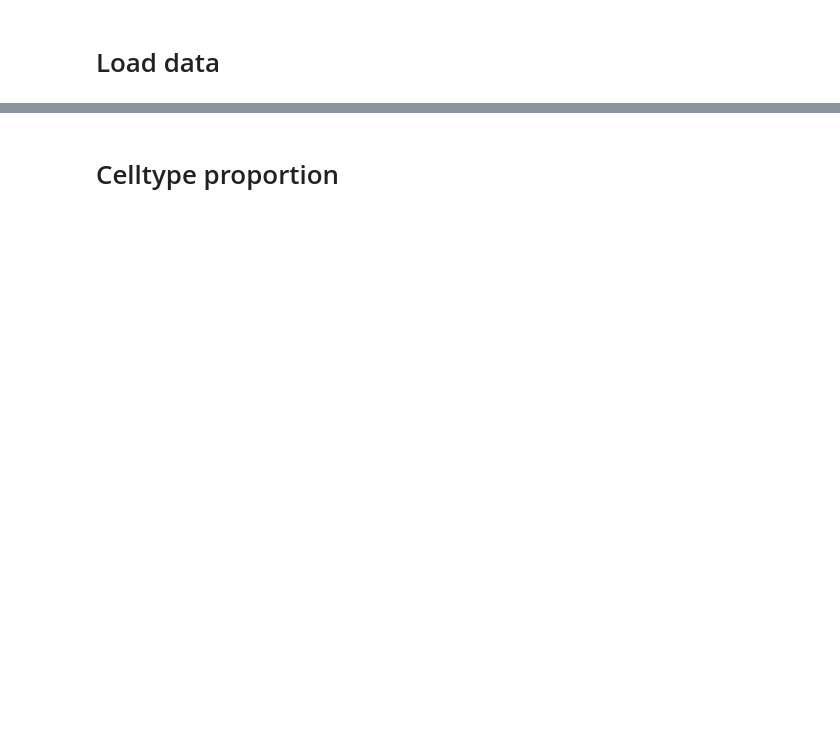
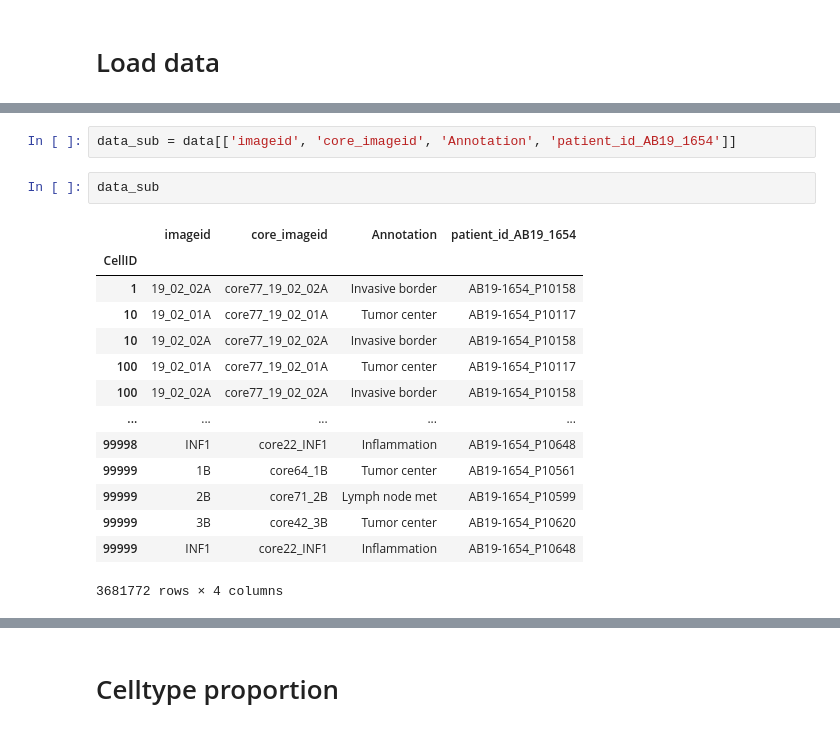
Before and after one commit to farkkilab/Auria_project, a Jupyter notebook: Codes/t-CycIF/Spatial_plots.ipynb, the cells around one changed output, grey strips where cells are left out. Cells and saved outputs as stored; diff of their text form; blank space fills up the shorter version.

```diff
--- a/Codes/t-CycIF/Spatial_plots.ipynb
+++ b/Codes/t-CycIF/Spatial_plots.ipynb
@@ -21,0 +39,19 @@ data = pd.read_csv('/Users/wenqchen/Desktop/Projects/Auria/Data/t-CycIF/Data_All
+# %%
+data_sub = data[['imageid', 'core_imageid', 'Annotation', 'patient_id_AB19_1654']]
+# %%
+data_sub
+# %% [output]
+|  | imageid | core_imageid | Annotation | patient_id_AB19_1654 |
+| CellID |  |  |  |  |
+| 1 | 19_02_02A | core77_19_02_02A | Invasive border | AB19-1654_P10158 |
+| 10 | 19_02_01A | core77_19_02_01A | Tumor center | AB19-1654_P10117 |
+| 10 | 19_02_02A | core77_19_02_02A | Invasive border | AB19-1654_P10158 |
+| 100 | 19_02_01A | core77_19_02_01A | Tumor center | AB19-1654_P10117 |
+| 100 | 19_02_02A | core77_19_02_02A | Invasive border | AB19-1654_P10158 |
+| ... | ... | ... | ... | ... |
+| 99998 | INF1 | core22_INF1 | Inflammation | AB19-1654_P10648 |
+| 99999 | 1B | core64_1B | Tumor center | AB19-1654_P10561 |
+| 99999 | 2B | core71_2B | Lymph node met | AB19-1654_P10599 |
+| 99999 | 3B | core42_3B | Tumor center | AB19-1654_P10620 |
+| 99999 | INF1 | core22_INF1 | Inflammation | AB19-1654_P10648 |
+3681772 rows × 4 columns
```
Also changed, not shown: parts of 12 cells of this notebook, 5 other files.
